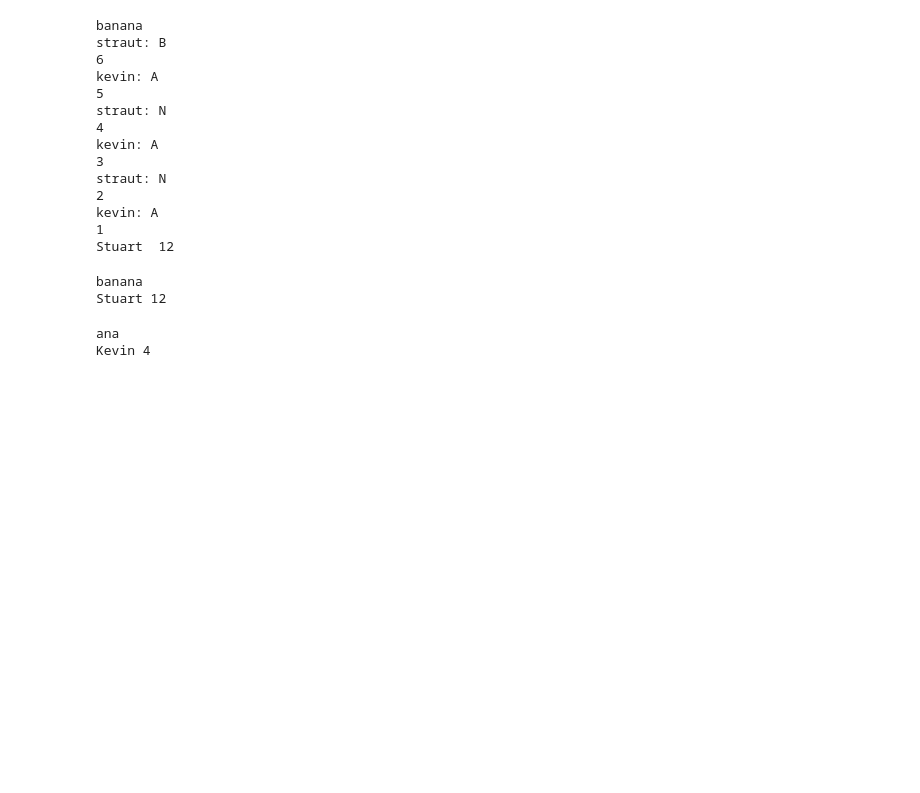
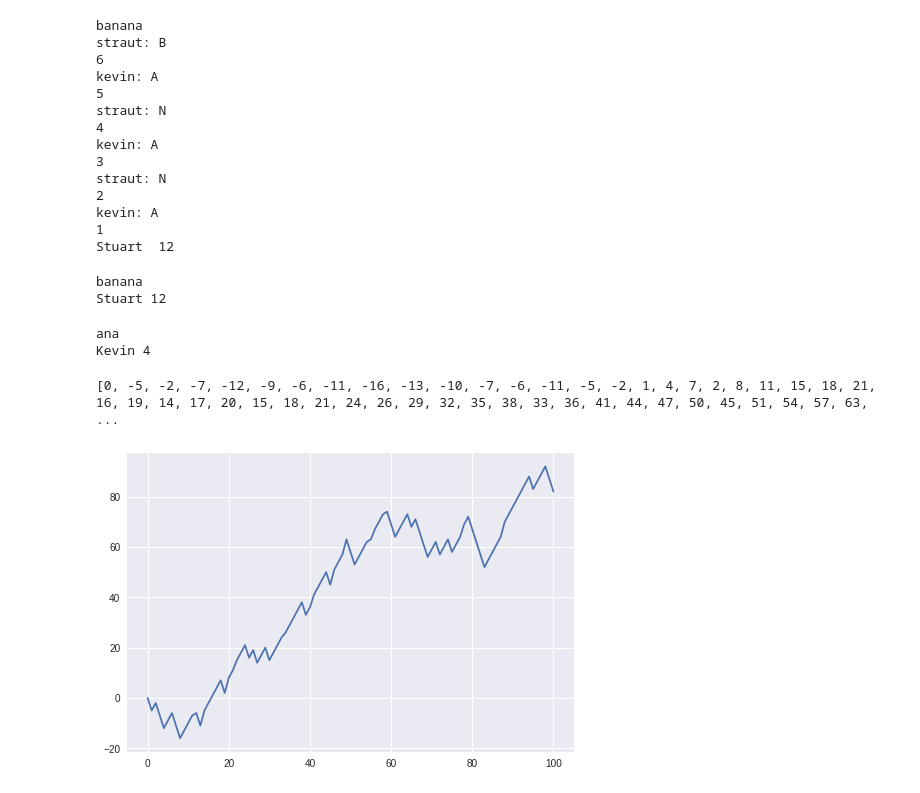
Before and after one commit to anirbanghoshsbi/python-projects, a Jupyter notebook: Hackerrank_python_code.ipynb, the cells around one changed output. Drawn from its saved outputs; the diff is of its cells as text; code cells hidden in the pictures; blank space fills up the shorter version.

```diff
--- a/Hackerrank_python_code.ipynb
+++ b/Hackerrank_python_code.ipynb
@@ -1015,3 +1015,30 @@ else:
 # %% [output]
 ana
 Kevin 4
+# %%
+#simulate the random walk
+import numpy as np
+#initialize the random walk
+random_walk=[0]
+# start the for loop
+for steps in range(100):
+
+  step = random_walk[-1] # get the last stored value as the step
+  # through the dice and get the move
+  dice = np.random.randint(1,7)
+  if dice <=2:
+    step -=5
+  elif dice <=5:
+    step +=3
+  else:
+    step += np.random.randint(1,7)
+
+  random_walk.append(step)
+print(random_walk)
+#plot the random walk
+import matplotlib.pyplot as plt
+plt.plot(random_walk)
+plt.show()
+# %% [output]
+[0, -5, -2, -7, -12, -9, -6, -11, -16, -13, -10, -7, -6, -11, -5, -2, 1, 4, 7, 2, 8, 11, 15, 18, 21, 16, 19, 14, 17, 20, 15, 18, 21, 24, 26, 29, 32, 35, 38, 33, 36, 41, 44, 47, 50, 45, 51, 54, 57, 63, ...
+[figure, added]
```
